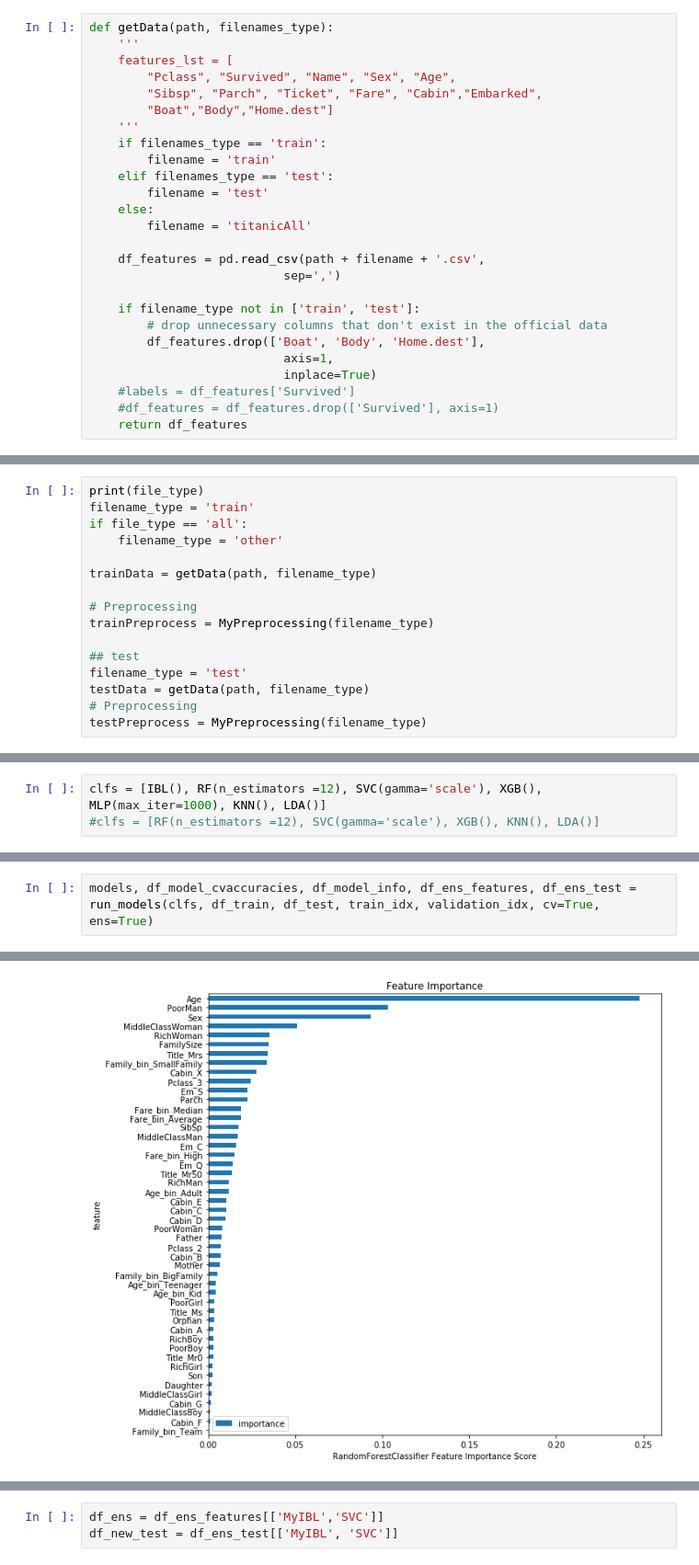
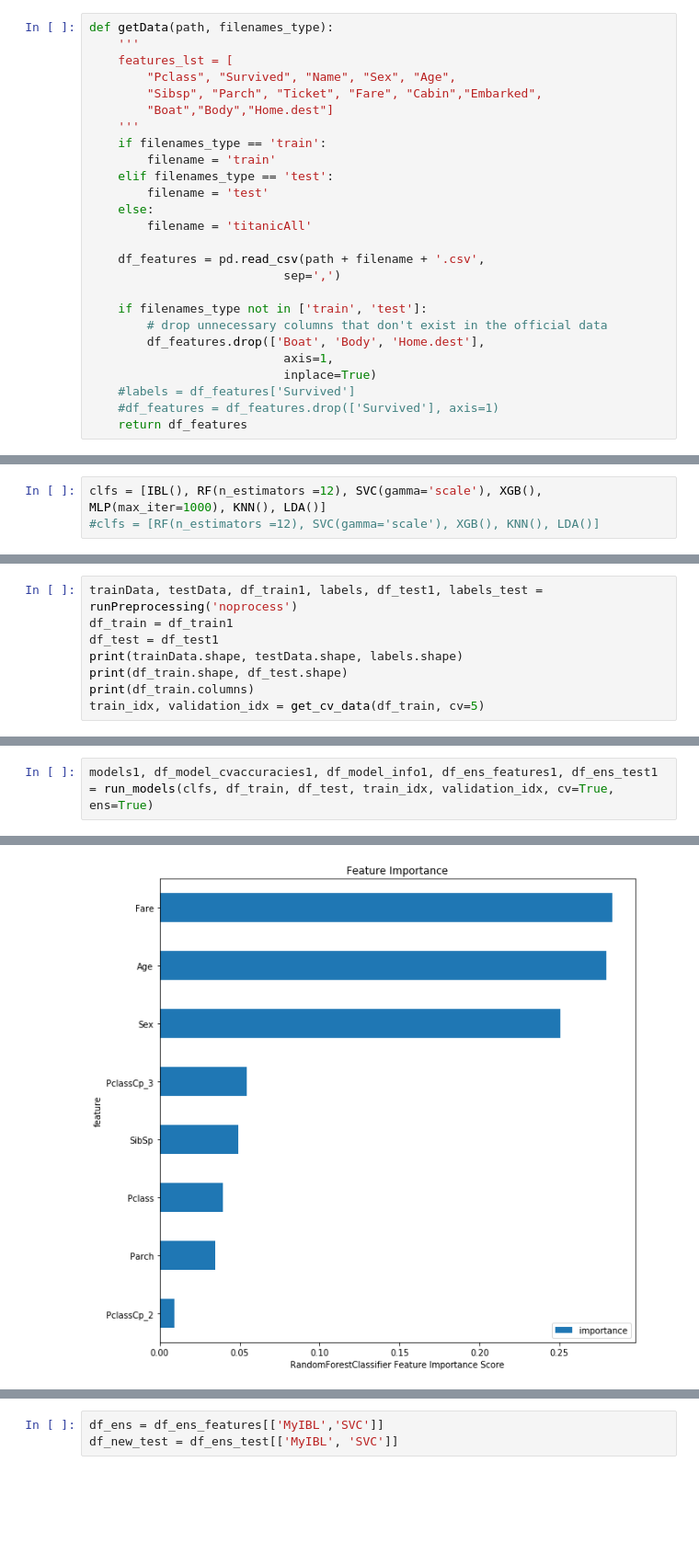
Before and after one commit to jforjohn/titanic_survival, a Jupyter notebook: ModelAnalysis.ipynb, the cells around one changed output, grey strips where cells are left out. Shown at 92% size. Drawn from its saved outputs; the diff is of its cells as text; blank space fills up the shorter version.

Commit message:
JUPYTER:MODEL: analysis on different preprocessings of models

```diff
--- a/ModelAnalysis.ipynb
+++ b/ModelAnalysis.ipynb
@@ -51,7 +56,7 @@ def getData(path, filenames_type):
     df_features = pd.read_csv(path + filename + '.csv',
                            sep=',')
 
-    if filename_type not in ['train', 'test']:
+    if filenames_type not in ['train', 'test']:
         # drop unnecessary columns that don't exist in the official data
         df_features.drop(['Boat', 'Body', 'Home.dest'],
                            axis=1,
@@ -77,16 +66,0 @@ file_type = config.get('titanic', 'file_type')
-# %%
-print(file_type)
-filename_type = 'train'
-if file_type == 'all':
-    filename_type = 'other'
-
-trainData = getData(path, filename_type)
-
-# Preprocessing
-trainPreprocess = MyPreprocessing(filename_type)
-
-## test
-filename_type = 'test'
-testData = getData(path, filename_type)
-# Preprocessing
-testPreprocess = MyPreprocessing(filename_type)
@@ -238,0 +238,8 @@ train_idx, validation_idx = get_cv_data(df_train, cv=5)
+# %%
+trainData, testData, df_train1, labels, df_test1, labels_test = runPreprocessing('noprocess')
+df_train = df_train1
+df_test = df_test1
+print(trainData.shape, testData.shape, labels.shape)
+print(df_train.shape, df_test.shape)
+print(df_train.columns)
+train_idx, validation_idx = get_cv_data(df_train, cv=5)
@@ -239,4 +253,4 @@ train_idx, validation_idx = get_cv_data(df_train, cv=5)
 # %%
-models, df_model_cvaccuracies, df_model_info, df_ens_features, df_ens_test = run_models(clfs, df_train, df_test, train_idx, validation_idx, cv=True, ens=True)
+models1, df_model_cvaccuracies1, df_model_info1, df_ens_features1, df_ens_test1 = run_models(clfs, df_train, df_test, train_idx, validation_idx, cv=True, ens=True)
 # %% [output]
 MyIBL
@@ -246,2 +260,2 @@ RandomForestClassifier 0.7912685958194715 accuracy at validation stage, 0.098070
-[figure, old version]
+[figure, new version]
 SVC
```
Also changed, not shown: parts of 58 cells of this notebook.
